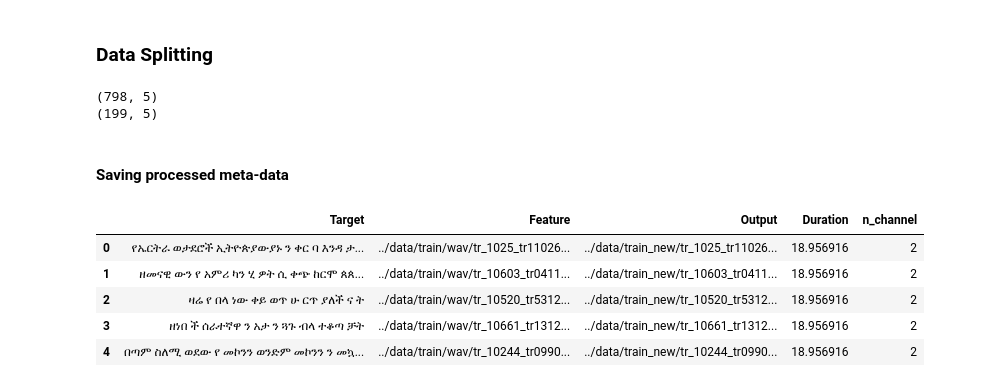
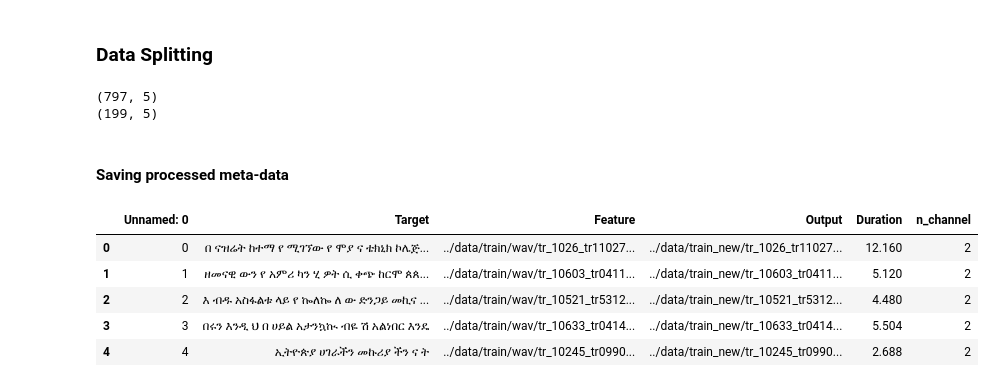
Before and after one commit to Micky373/speech_to_text, a Jupyter notebook: notebooks/preprocessing.ipynb, the cells around one changed output. Drawn from its saved outputs; the diff is of its cells as text; code cells hidden in the pictures.

```diff
--- a/notebooks/preprocessing.ipynb
+++ b/notebooks/preprocessing.ipynb
@@ -102,8 +98,5 @@ DV.visualize('../data/train_new/tr_10_tr01010.wav')
 ### Resizing Audio Samples
 # %%
 # checking duration before resizing
-
-meta_data= DC.add_duration(meta_data, output= True)
-selection = meta_data[meta_data["Duration"] != 400]
 selection.head()
 # %% [output]
@@ -118,8 +111,3 @@ max_dur = DC.get_max_dur(meta_data)
 DC.resize_pad_trunc(meta_data, max_dur)
 # %% [output]
 maximum duration: 19.0
-# %%
-# checking truncated result
-meta_data= DC.add_duration(meta_data, output= True)
-selection = meta_data[meta_data["Duration"] != 400]
-selection.head()
@@ -217,10 +176,2 @@ DC.time_shift(meta_data, int(sample_rate/10), True)
-# %%
-# making sure everything is right
-data =  wave.open('../data/train_new/tr_10_tr01010.wav')
-print("the parameters are: ", data.getparams())
-meta_data= DC.add_duration(meta_data, output= True)
-meta_data= DC.channel_count(meta_data, output= True)
-selection = meta_data[meta_data["Duration"] != 400]
-selection.head()
 # %%
 DV.visualize('../data/train_new/tr_10_tr01010.wav')
@@ -232,13 +187,13 @@ DV.plot_spec(data=samples,sr=sample_rate)
 # %%
 # shuffling and splitting data
 
-dfs = DC.split(meta_data, 80, 2)
-train = dfs[0]
-test = dfs[1]
+df = DC.split(meta_data, 80, 2)
+train = df[0]
+test = df[1]
 print(train.shape)
 print(test.shape)
 # %% [output]
-(798, 5)
+(797, 5)
 (199, 5)
 # %% [markdown]
 #### Saving processed meta-data
@@ -250,12 +205,12 @@ DC.meta_saver(test, "../data/test_meta.json", "json")
 # %%
-# loading and checking json data
+# loading and checking csv data
 
-test_df = DC.meta_loader("../data/train_meta.json", "json")
-test_df.head()
+train_df = DC.meta_loader("../data/train_meta.csv", "csv")
+train_df.head()
 # %% [output]
-|  | Target | Feature | Output | Duration | n_channel |
-| 0 | የኤርትራ ወታደሮች ኢትዮጵያውያኑ ን ቀር ባ እንዳ ታ... | ../data/train/wav/tr_1025_tr11026... | ../data/train_new/tr_1025_tr11026... | 18.956916 | 2 |
-| 1 | ዘመናዊ ውን የ አምሪ ካን ሂ ዎት ሲ ቀጭ ከርሞ ጰጰ... | ../data/train/wav/tr_10603_tr0411... | ../data/train_new/tr_10603_tr0411... | 18.956916 | 2 |
-| 2 | ዛሬ የ በላ ነው ቀይ ወጥ ሁ ርጥ ያለች ና ት | ../data/train/wav/tr_10520_tr5312... | ../data/train_new/tr_10520_tr5312... | 18.956916 | 2 |
-| 3 | ዘነበ ች ሰራተኛዋ ን አታ ን ጓጉ ብላ ተቆጣ ቻት | ../data/train/wav/tr_10661_tr1312... | ../data/train_new/tr_10661_tr1312... | 18.956916 | 2 |
-| 4 | በጣም ስለሚ ወደው የ መኮንን ወንድም መኮንን ን መኳ... | ../data/train/wav/tr_10244_tr0990... | ../data/train_new/tr_10244_tr0990... | 18.956916 | 2 |
+|  | Unnamed: 0 | Target | Feature | Output | Duration | n_channel |
+| 0 | 0 | በ ናዝሬት ከተማ የ ሚገኘው የ ሞያ ና ቴክኒክ ኮሌጅ... | ../data/train/wav/tr_1026_tr11027... | ../data/train_new/tr_1026_tr11027... | 12.160 | 2 |
+| 1 | 1 | ዘመናዊ ውን የ አምሪ ካን ሂ ዎት ሲ ቀጭ ከርሞ ጰጰ... | ../data/train/wav/tr_10603_tr0411... | ../data/train_new/tr_10603_tr0411... | 5.120 | 2 |
+| 2 | 2 | እ ብዱ አስፋልቱ ላይ የ ኰለኰ ለ ው ድንጋይ መኪና ... | ../data/train/wav/tr_10521_tr5312... | ../data/train_new/tr_10521_tr5312... | 4.480 | 2 |
+| 3 | 3 | በሩን እንዲ ህ በ ሀይል አታንኳኲ ብዬ ሽ አልነበር እንዴ | ../data/train/wav/tr_10633_tr0414... | ../data/train_new/tr_10633_tr0414... | 5.504 | 2 |
+| 4 | 4 | ኢትዮጵያ ሀገራችን መኩሪያ ችን ና ት | ../data/train/wav/tr_10245_tr0990... | ../data/train_new/tr_10245_tr0990... | 2.688 | 2 |
```
Also changed, not shown: parts of 19 cells of this notebook, 2 other files.
